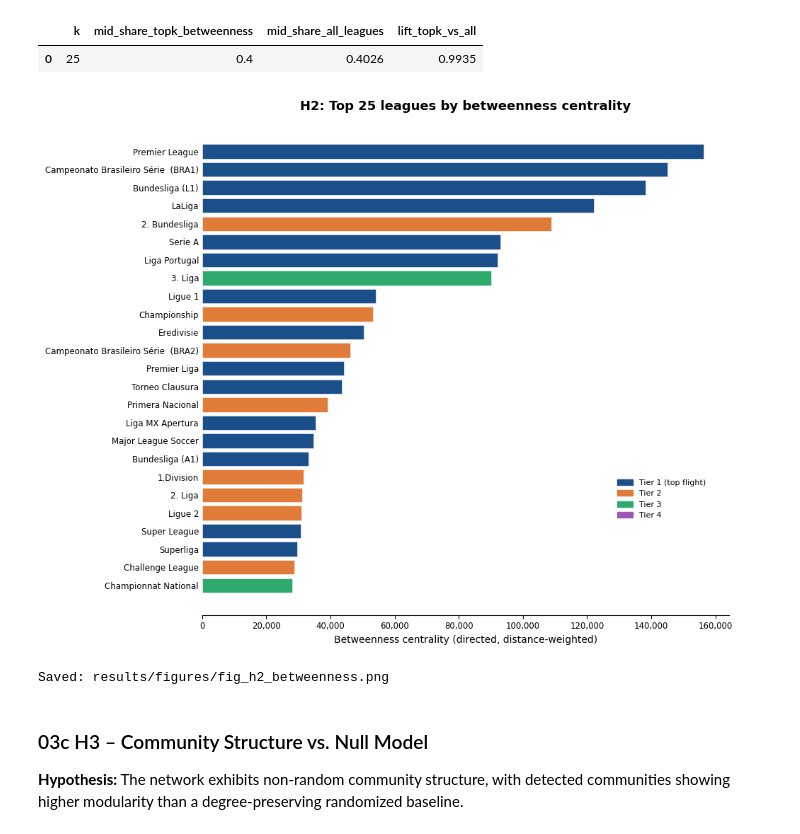
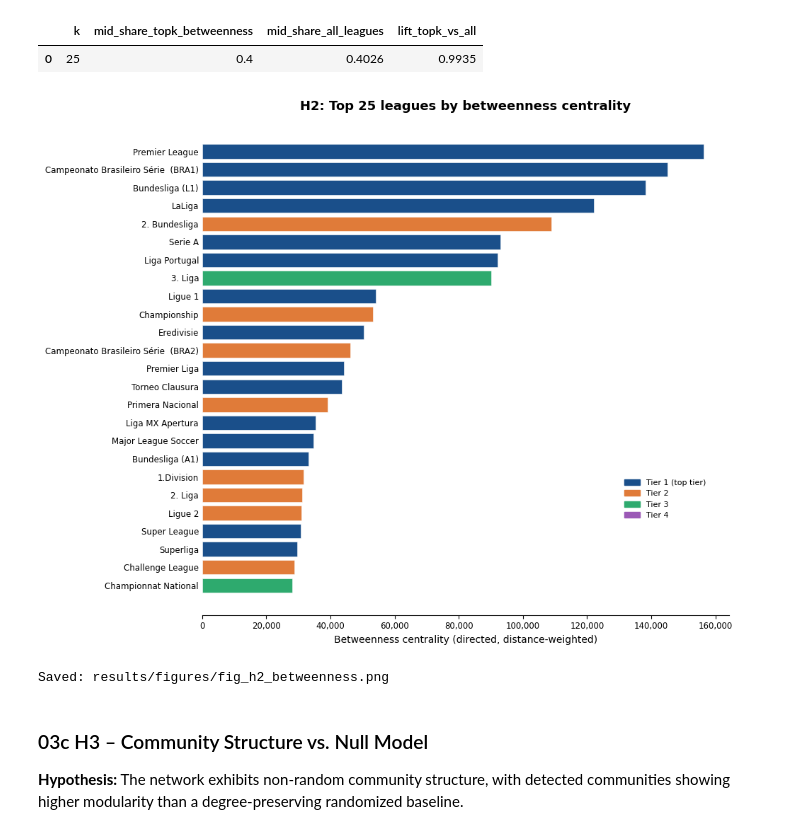
Before and after one commit to timg4/Mobility-in-Global-Football, a Jupyter notebook: 02_analysis.ipynb, the cells around one changed output. Cells and saved outputs as stored; diff of their text form; code cells hidden in the pictures.

```diff
--- a/02_analysis.ipynb
+++ b/02_analysis.ipynb
@@ -597,37 +597,35 @@ mid_tiers      = {"2", "3"}
 mid_share_topk = sum(1 for t in tiers if str(t) in mid_tiers) / k
 mid_share_all  = metrics["is_mid_tier"].mean()
 lift = mid_share_topk / mid_share_all if mid_share_all > 0 else float("nan")
 
 fig, ax = plt.subplots(figsize=(10, 8))
 y_pos = range(len(labels))
 ax.barh(y_pos, values, color=colors, edgecolor="white", linewidth=0.4)
 ax.set_yticks(y_pos)
 ax.set_yticklabels(labels, fontsize=8.5)
 
 ax.set_xlabel("Betweenness centrality (directed, distance-weighted)", fontsize=10)
 ax.set_title(f"H2: Top {k} leagues by betweenness centrality",
              fontsize=13, fontweight="bold", pad=12)
 ax.spines[["top", "right", "left"]].set_visible(False)
 ax.tick_params(axis="y", length=0)
 ax.tick_params(axis="x", labelsize=8.5)
 ax.xaxis.set_major_formatter(mticker.FuncFormatter(lambda x, _: f"{int(x):,}"))
-ßß
-
 legend_patches = [
-    mpatches.Patch(color="#1a4f8a", label="Tier 1 (top flight)"),
+    mpatches.Patch(color="#1a4f8a", label="Tier 1 (top tier)"),
     mpatches.Patch(color="#e07b39", label="Tier 2"),
     mpatches.Patch(color="#2eaa6e", label="Tier 3"),
     mpatches.Patch(color="#9b59b6", label="Tier 4"),
 ]
 ax.legend(handles=legend_patches, fontsize=8, frameon=False,
           loc="lower right", bbox_to_anchor=(0.97, 0.18))
 
 plt.tight_layout()
 plt.savefig(RESULTS_FIGURES / "fig_h2_betweenness.png", dpi=150, bbox_inches="tight")
 plt.show()
 print("Saved: results/figures/fig_h2_betweenness.png")
 # %% [output]
-[figure, old version]
+[figure, new version]
 Saved: results/figures/fig_h2_betweenness.png
 # %% [markdown]
 ### 03c  H3 – Community Structure vs. Null Model
```
Also changed, not shown: parts of 5 cells of this notebook, 8 other files.
